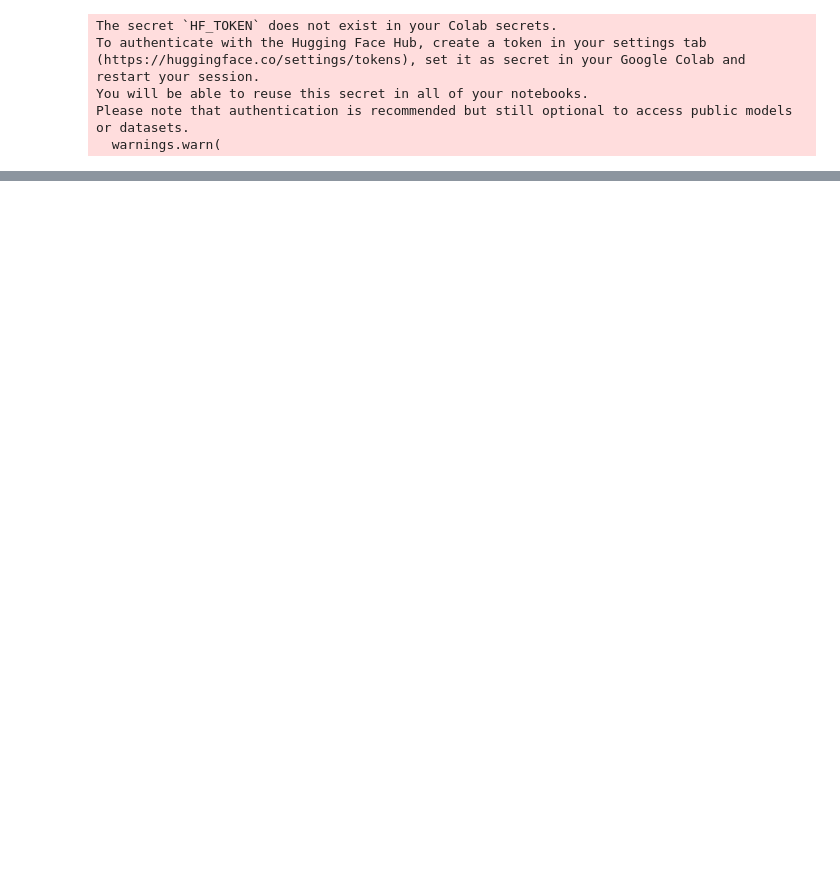
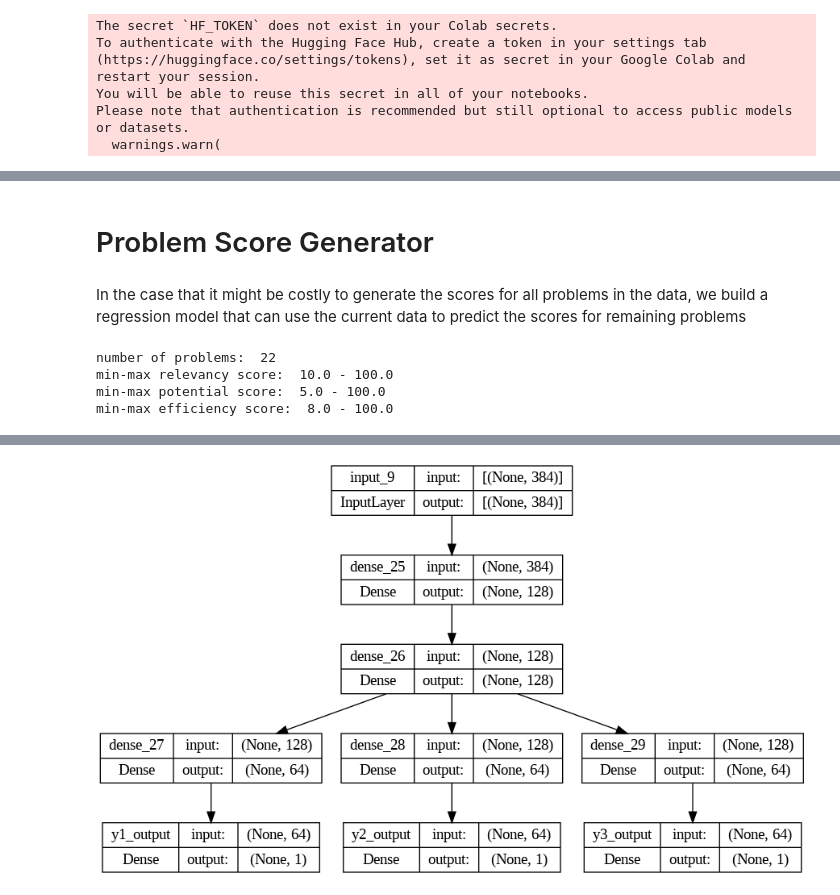
Before and after one commit to md97331/AIEarththon, a Jupyter notebook: ai_earthhack.ipynb, the cells around one changed output, grey strips where cells are left out. Drawn from its saved outputs; the diff is of its cells as text; code cells hidden in the pictures; blank space fills up the shorter version.

```diff
--- a/ai_earthhack.ipynb
+++ b/ai_earthhack.ipynb
@@ -238,0 +190,4 @@ As per the given material, it is not specified how many helicopters a human can
+# %% [markdown]
+# Problem Score Generator
+# %% [markdown]
+In the case that it might be costly to generate the scores for all problems in the data, we build a regression model that can use the current data to predict the scores for remaining problems
@@ -238,0 +214,44 @@ As per the given material, it is not specified how many helicopters a human can
+# %%
+print('number of problems: ', len(problem_ids))
+print('min-max relevancy score: ', min(relevancy_scores) * 100, '-', max(relevancy_scores)* 100)
+print('min-max potential score: ', min(potential_scores) * 100, '-', max(potential_scores) * 100)
+print('min-max efficiency score: ', min(efficiency_scores) * 100, '-', max(efficiency_scores) * 100)
+# %% [output]
+number of problems:  22
+min-max relevancy score:  10.0 - 100.0
+min-max potential score:  5.0 - 100.0
+min-max efficiency score:  8.0 - 100.0
+# %%
+# Build model
+input_layer = Input(shape=(384))
+dense_layer_1 = Dense(units = 128, activation = "relu")(input_layer)
+dense_layer_2 = Dense(units = 128, activation = "relu")(dense_layer_1)
+
+#Y1 output
+dense_layer_3 = Dense(units = 64, activation = "relu")(dense_layer_2)
+y1_output = Dense(units = 1, activation = "linear", name = "y1_output")(dense_layer_3)
+
+#Y2 output
+dense_layer_4 = Dense(units = 64, activation = "relu")(dense_layer_2)
+y2_output = Dense(units = 1, activation = "linear", name = "y2_output")(dense_layer_4)
+
+#Y3 output
+dense_layer_5 = Dense(units = 64, activation = "relu")(dense_layer_2)
+y3_output = Dense(units = 1, activation = "linear", name = "y3_output")(dense_layer_5)
+
+#Define the model with the input layer and a list of outputs
+model = Model(inputs = input_layer, outputs = [y1_output, y2_output, y3_output])
+
+#specify the optimizer and compile with the loss function for both outputs
+optimizer = tf.keras.optimizers.SGD(lr=0.001)
+
+model.compile(optimizer = optimizer,
+              loss = {'y1_output':'mse', 'y2_output':'mse', 'y3_output':'mse'},
+              metrics = {
+                  'y1_output':tf.keras.metrics.RootMeanSquaredError(),
+                  'y2_output':tf.keras.metrics.RootMeanSquaredError(),
+                  'y3_output':tf.keras.metrics.RootMeanSquaredError(),
+              }
+             )
+plot_model(model, show_shapes = True)
+# %% [output]
@@ -238,0 +259 @@ As per the given material, it is not specified how many helicopters a human can
+[figure, added]
```
Also changed, not shown: parts of 40 cells of this notebook, 1 other file.
